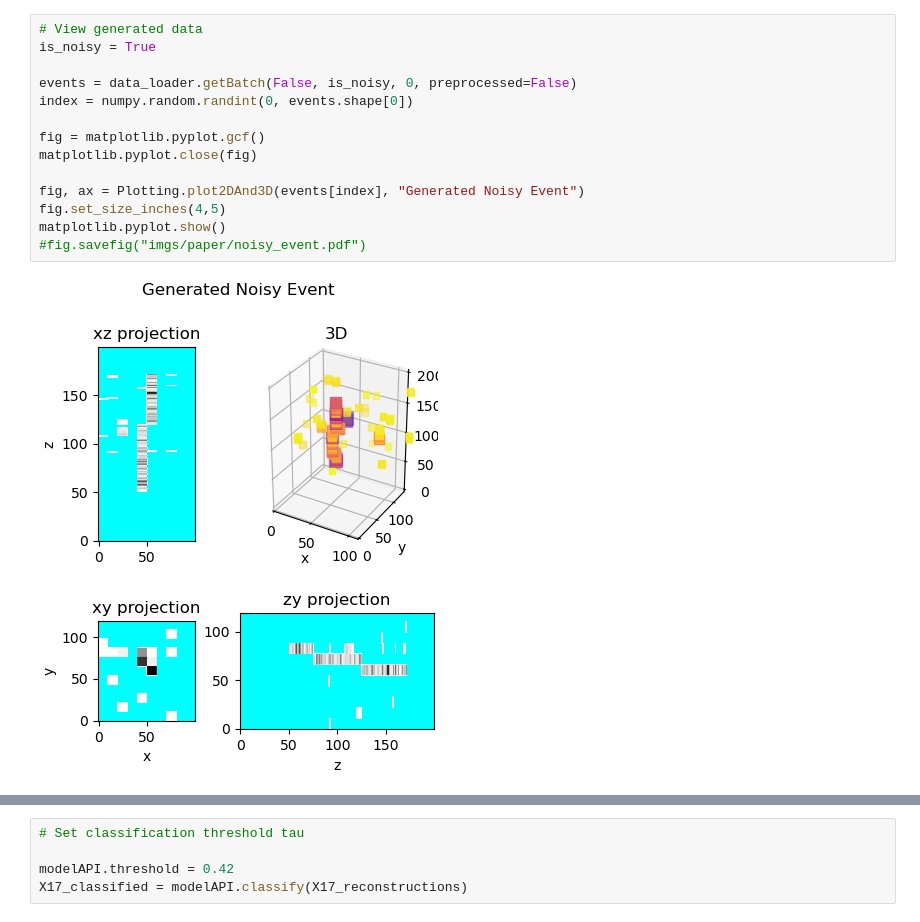
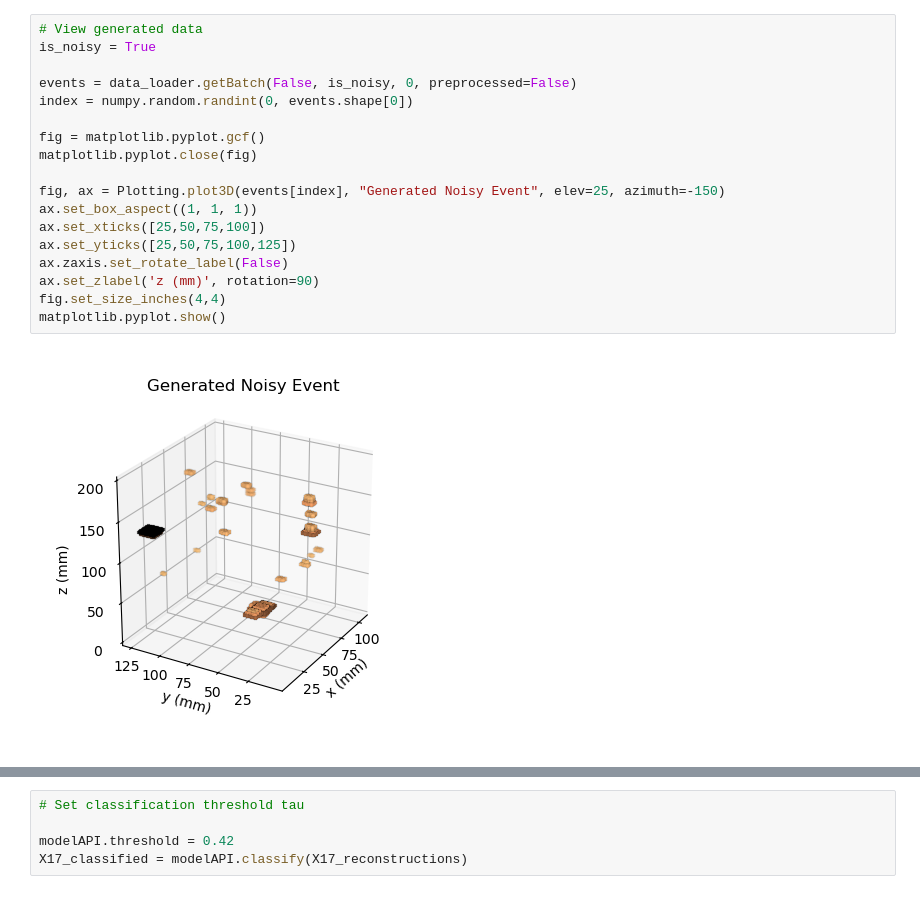
Before and after one commit to gajdosmatej/track_denoiser, a Jupyter notebook: analysis.ipynb, the cells around one changed output, grey strips where cells are left out. Cells and saved outputs as stored; diff of their text form.

```diff
--- a/analysis.ipynb
+++ b/analysis.ipynb
@@ -54,19 +66,23 @@ def upsample(event):
 # %%
 # View generated data
 is_noisy = True
 
 events = data_loader.getBatch(False, is_noisy, 0, preprocessed=False)
 index = numpy.random.randint(0, events.shape[0])
 
 fig = matplotlib.pyplot.gcf()
 matplotlib.pyplot.close(fig)
 
-fig, ax = Plotting.plot2DAnd3D(events[index], "Generated Noisy Event")
-fig.set_size_inches(4,5)
+fig, ax = Plotting.plot3D(events[index], "Generated Noisy Event", elev=25, azimuth=-150)
+ax.set_box_aspect((1, 1, 1))
+ax.set_xticks([25,50,75,100])
+ax.set_yticks([25,50,75,100,125])
+ax.zaxis.set_rotate_label(False)
+ax.set_zlabel('z (mm)', rotation=90)
+fig.set_size_inches(4,4)
 matplotlib.pyplot.show()
-#fig.savefig("imgs/paper/noisy_event.pdf")
 # %% [output]
-[figure, old version]
+[figure, new version]
 # %%
 # View measured data
 
```
Also changed, not shown: parts of 20 cells of this notebook.
